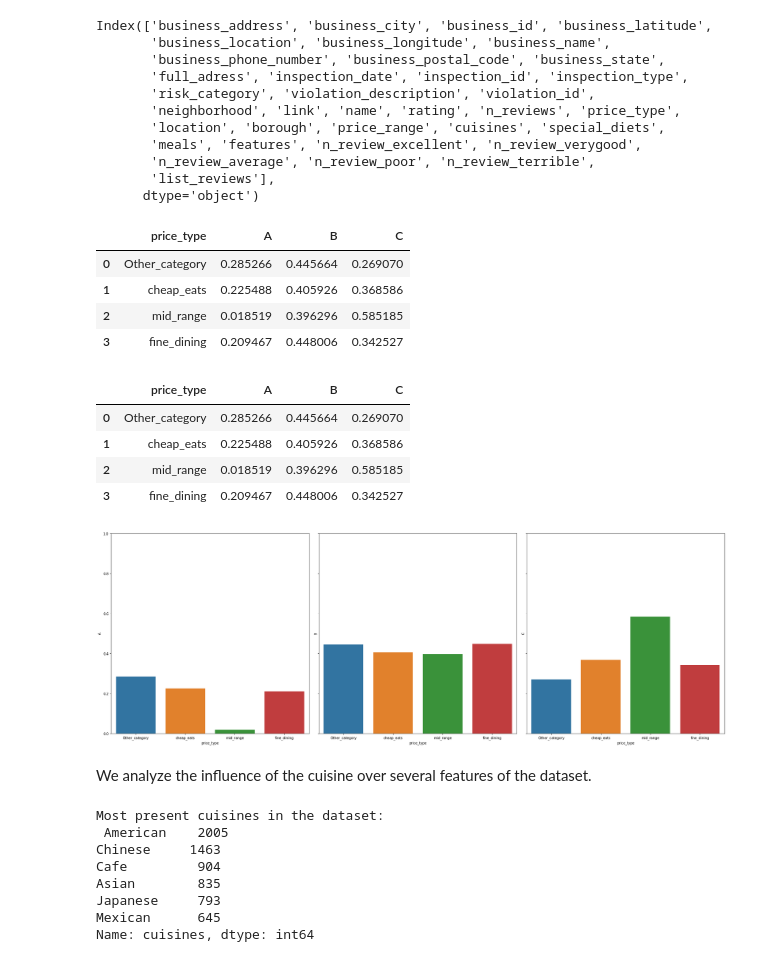
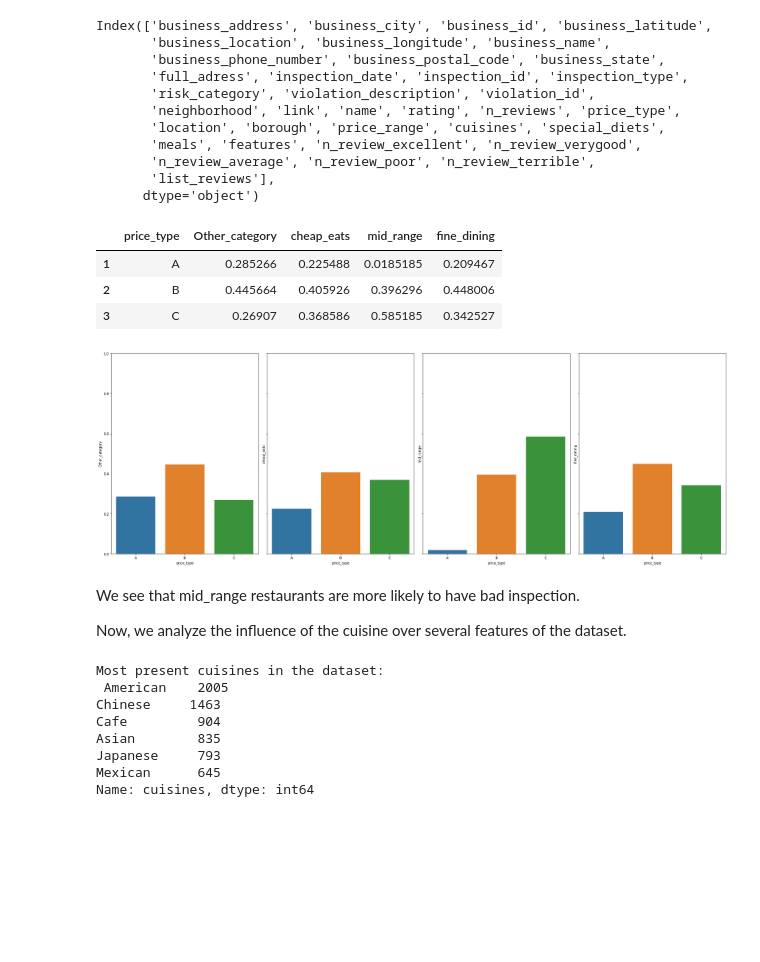
Before and after one commit to BWallyn/Datacamp, a Jupyter notebook: restaurant_scores_starting_kit.ipynb, the cells around one changed output. Cells and saved outputs as stored; diff of their text form; code cells hidden in the pictures; blank space fills up the shorter version.

```diff
--- a/restaurant_scores_starting_kit.ipynb
+++ b/restaurant_scores_starting_kit.ipynb
@@ -487,42 +489,38 @@ cat_price = pd.crosstab(data_merged['price_type'], data_merged['category_inspect
 cat_price.reset_index(inplace=True)
 cat_price.columns = ['price_type', 'A', 'B', 'C']
 cat_price['price_type'] = ['Other_category', 'cheap_eats', 'mid_range', 'fine_dining']
-cat_price
+category_per_price = cat_price.transpose()
+category_per_price.reset_index(inplace=True)
+category_per_price.columns = category_per_price.iloc[0]
+category_per_price.drop([0], inplace=True)
+category_per_price
 # %% [output]
-|  | price_type | A | B | C |
-| 0 | Other_category | 0.285266 | 0.445664 | 0.269070 |
-| 1 | cheap_eats | 0.225488 | 0.405926 | 0.368586 |
-| 2 | mid_range | 0.018519 | 0.396296 | 0.585185 |
-| 3 | fine_dining | 0.209467 | 0.448006 | 0.342527 |
+|  | price_type | Other_category | cheap_eats | mid_range | fine_dining |
+| 1 | A | 0.285266 | 0.225488 | 0.0185185 | 0.209467 |
+| 2 | B | 0.445664 | 0.405926 | 0.396296 | 0.448006 |
+| 3 | C | 0.26907 | 0.368586 | 0.585185 | 0.342527 |
 # %%
 # Set up the matplotlib figure
-f, axes = plt.subplots(1, 3, figsize=(26, 9), sharey=True)
+f, axes = plt.subplots(1, 4, figsize=(26, 9), sharey=True)
 
 
-sns.catplot(x='price_type', y='A', data=cat_price, kind='bar', ax=axes[0])
-sns.catplot(x='price_type', y='B', data=cat_price, kind='bar', ax=axes[1])
-sns.catplot(x='price_type', y='C', data=cat_price, kind='bar', ax=axes[2])
+sns.catplot(x='price_type', y='Other_category', data=category_per_price, kind='bar', ax=axes[0])
+sns.catplot(x='price_type', y='cheap_eats', data=category_per_price, kind='bar', ax=axes[1])
+sns.catplot(x='price_type', y='mid_range', data=category_per_price, kind='bar', ax=axes[2])
+sns.catplot(x='price_type', y='fine_dining', data=category_per_price, kind='bar', ax=axes[3])
 axes[0].set(ylim=(0.0, 1.0))
 
 f.tight_layout()
 plt.close(2)
 plt.close(3)
 plt.close(4)
-
-cat_price = pd.crosstab(data_merged['price_type'], data_merged['category_inspection']).apply(lambda r: r/r.sum(), axis=1)
-cat_price.reset_index(inplace=True)
-cat_price.columns = ['price_type', 'A', 'B', 'C']
-cat_price['price_type'] = ['Other_category', 'cheap_eats', 'mid_range', 'fine_dining']
-cat_price
+plt.close(5)
 # %% [output]
-|  | price_type | A | B | C |
-| 0 | Other_category | 0.285266 | 0.445664 | 0.269070 |
-| 1 | cheap_eats | 0.225488 | 0.405926 | 0.368586 |
-| 2 | mid_range | 0.018519 | 0.396296 | 0.585185 |
-| 3 | fine_dining | 0.209467 | 0.448006 | 0.342527 |
-[figure, old version]
+[figure, new version]
 # %% [markdown]
-We analyze the influence of the cuisine over several features of the dataset.
+We see that mid_range restaurants are more likely to have bad inspection.
+
+Now, we analyze the influence of the cuisine over several features of the dataset.
 # %%
 print("Most present cuisines in the dataset:\n",
       data_merged['cuisines'].value_counts(dropna=True)[0:6])
```
Also changed, not shown: parts of 6 cells of this notebook.
